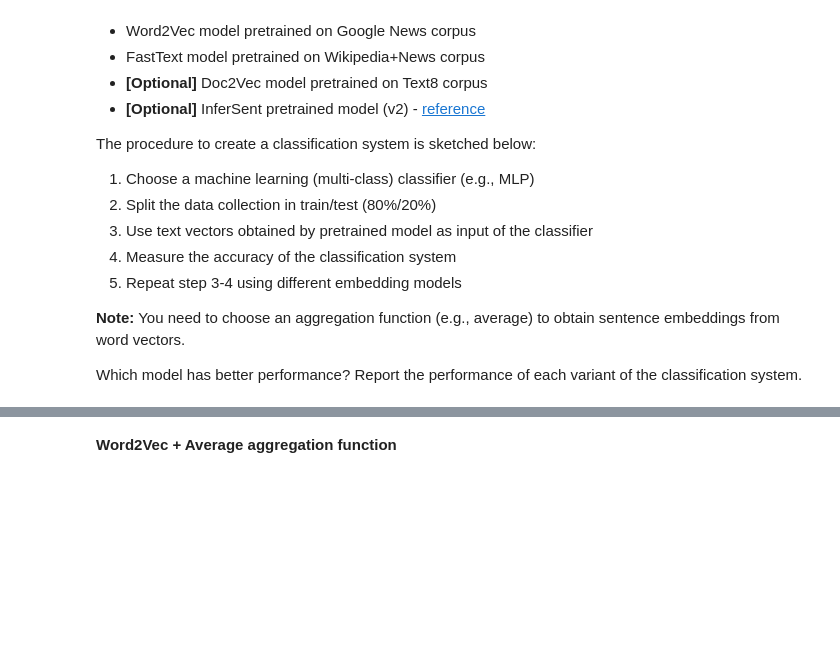
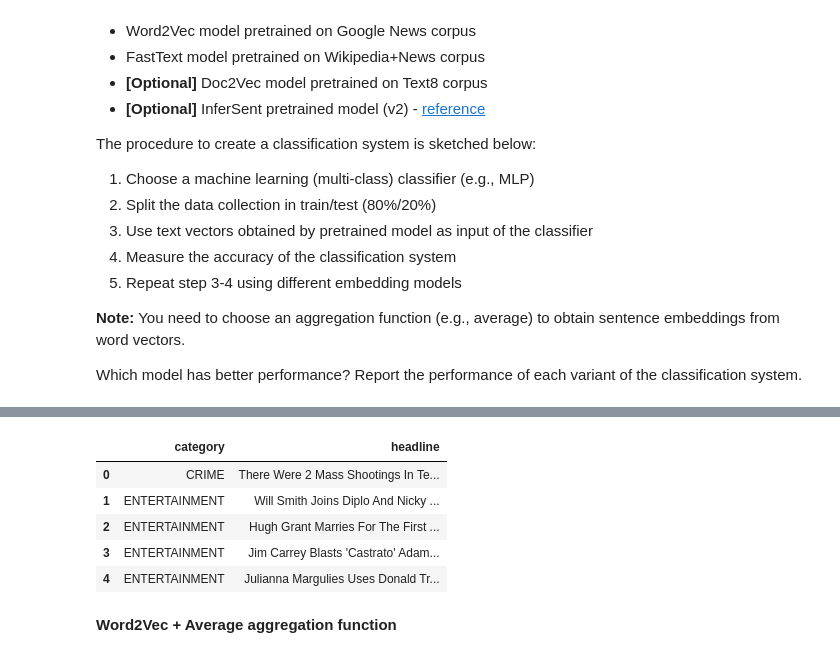
Before and after one commit to francescodisalvo05/polito-deep-nlp, a Jupyter notebook: Labs/Lab_02_Word_and_Sentence_Embeddings.ipynb, the cells around one changed output, grey strips where cells are left out. Drawn from its saved outputs; the diff is of its cells as text; code cells hidden in the pictures; blank space fills up the shorter version.

```diff
--- a/Labs/Lab_02_Word_and_Sentence_Embeddings.ipynb
+++ b/Labs/Lab_02_Word_and_Sentence_Embeddings.ipynb
@@ -295,23 +306,32 @@ from sklearn.metrics import accuracy_score
 from sklearn.model_selection import train_test_split
 
 import pandas as pd
+import numpy as np
 import gensim.downloader
+
+import nltk
+from nltk.tokenize import word_tokenize
+
+import re
+
+nltk.download('punkt')
 
 random_state = 42
 
 def classify(X,y):
 
-  X_train, y_train, X_test, y_test = train_test_split(X,y, stratify=y, test_size=0.2)
+  X_train, X_test, y_train, y_test = train_test_split(X,y, stratify=y, test_size=0.2)
 
-  model = MLPClassifier() # default hyperparams
+  model = MLPClassifier() # use default hyperparams atm
+  model.out_activation_ = 'softmax' # softmax because we need a multi class classifier
 
-  moxel.fit(X_train, y_train)
+  model.fit(X_train, y_train)
 
-  y_pred = model.predict(X_train)
+  y_pred = model.predict(X_test)
 
-  acc = accuracy_score(true)
+  acc = accuracy_score(y_test, y_pred)
 
   print(f"Accuracy: {acc}")
 
 
-df_headlines = pd.read_csv('news_headline_classification.csv').iloc[:10000]
+df_headlines = pd.read_csv('news_headline_classification.csv').iloc[:10000].drop(columns=['Unnamed: 0'])
@@ -317,0 +341,9 @@ df_headlines = pd.read_csv('news_headline_classification.csv').iloc[:10000]
+# %%
+df_headlines.head()
+# %% [output]
+|  | category | headline |
+| 0 | CRIME | There Were 2 Mass Shootings In Te... |
+| 1 | ENTERTAINMENT | Will Smith Joins Diplo And Nicky ... |
+| 2 | ENTERTAINMENT | Hugh Grant Marries For The First ... |
+| 3 | ENTERTAINMENT | Jim Carrey Blasts 'Castrato' Adam... |
+| 4 | ENTERTAINMENT | Julianna Margulies Uses Donald Tr... |
```
Also changed, not shown: parts of 15 cells of this notebook.
